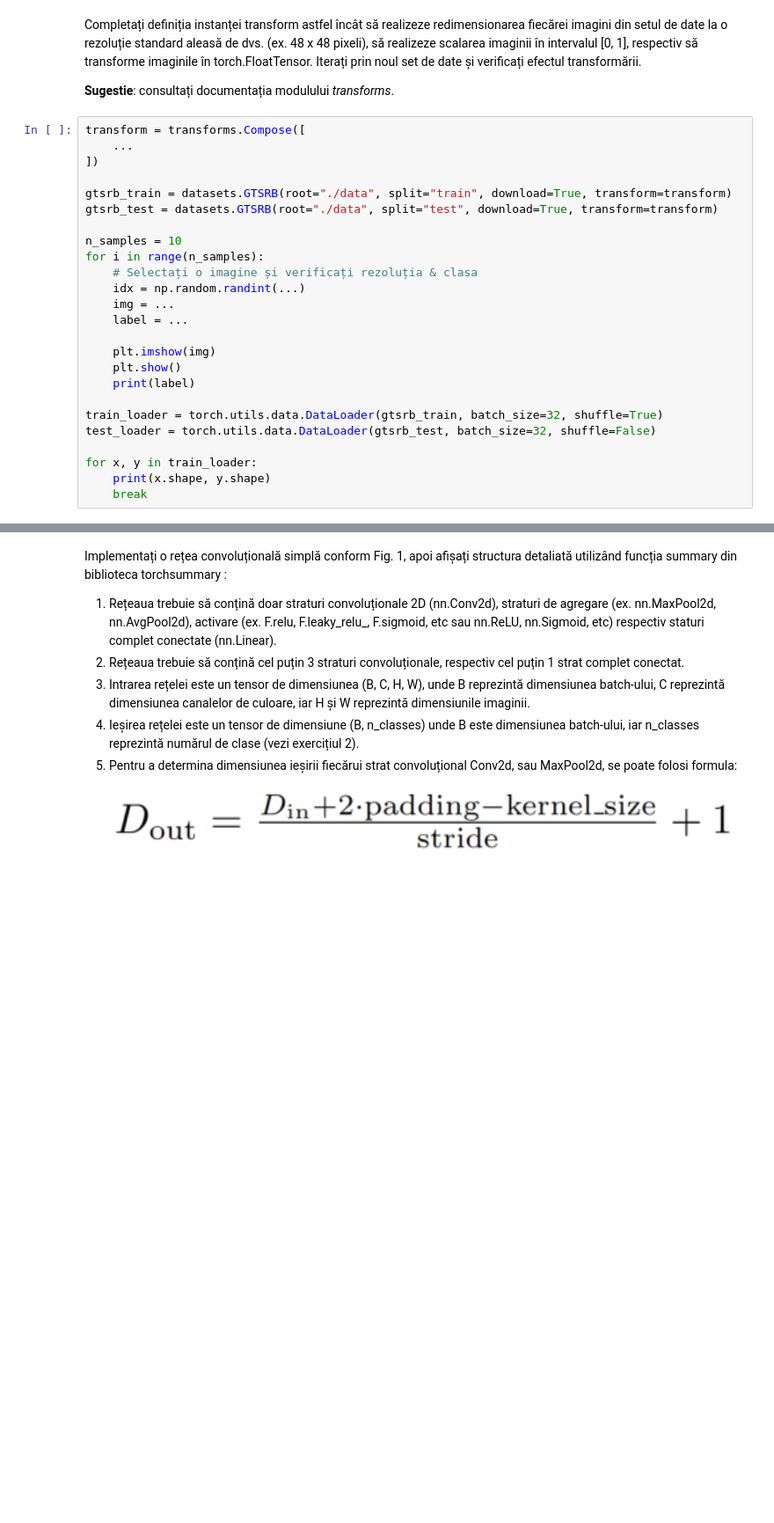
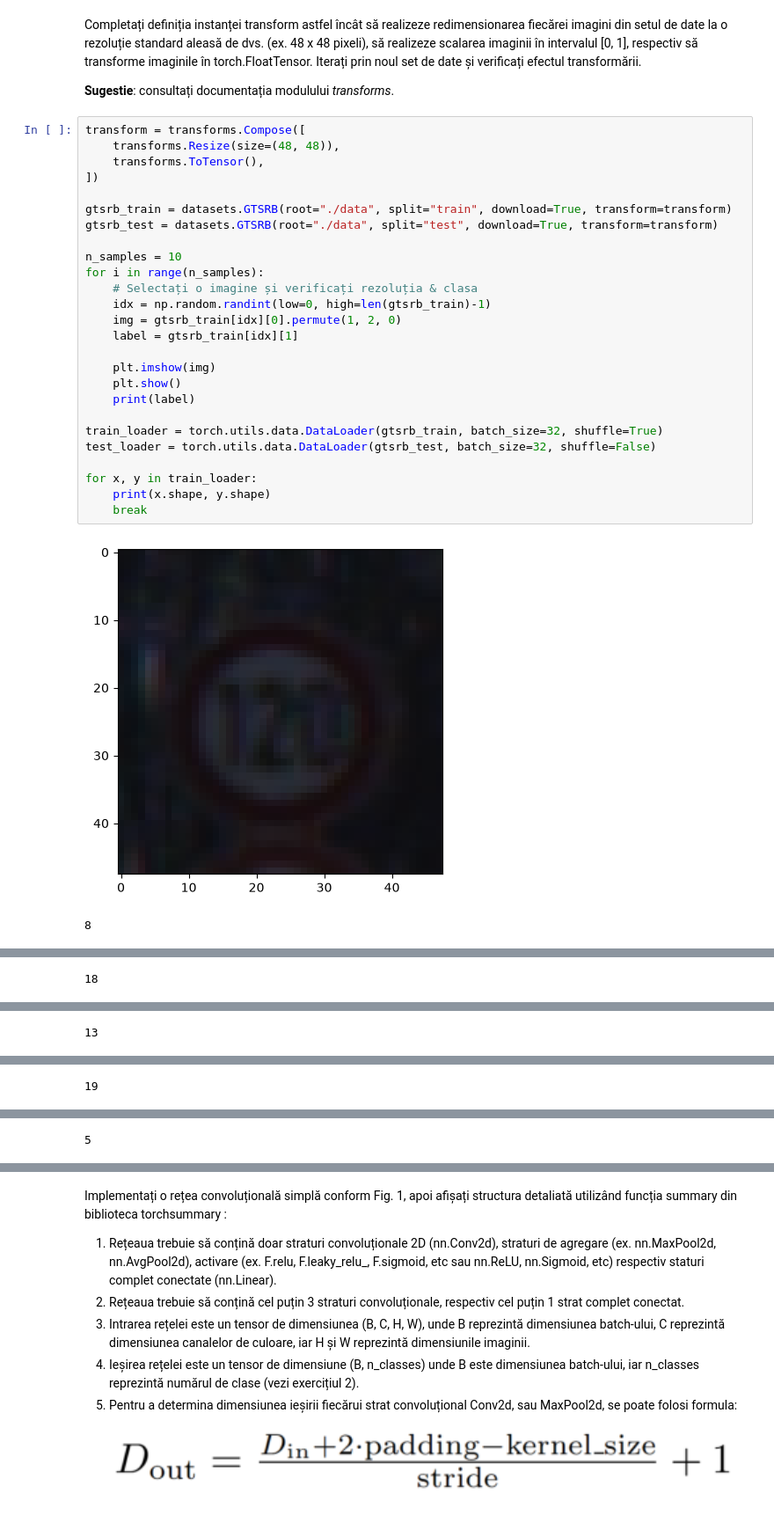
Before and after one commit to VladDumitru22/IA2-Test1, a Jupyter notebook: lab3-IA2/lab3.ipynb, the cells around one changed output, grey strips where cells are left out. Shown at 88% size. Saved outputs shown, nothing was run; the diff lists cells and outputs as text; blank space fills up the shorter version.

```diff
--- a/lab3-IA2/lab3.ipynb
+++ b/lab3-IA2/lab3.ipynb
@@ -90,26 +91,30 @@ Completați definiția instanței transform astfel încât să realizeze redimen
 **Sugestie**: consultați documentația modulului *transforms*.
 # %%
 transform = transforms.Compose([
-    ...
+    transforms.Resize(size=(48, 48)),
+    transforms.ToTensor(),
 ])
 
 gtsrb_train = datasets.GTSRB(root="./data", split="train", download=True, transform=transform)
 gtsrb_test = datasets.GTSRB(root="./data", split="test", download=True, transform=transform)
 
 n_samples = 10
 for i in range(n_samples):
     # Selectați o imagine și verificați rezoluția & clasa
-    idx = np.random.randint(...)
-    img = ...
-    label = ...
+    idx = np.random.randint(low=0, high=len(gtsrb_train)-1)
+    img = gtsrb_train[idx][0].permute(1, 2, 0)
+    label = gtsrb_train[idx][1]
 
     plt.imshow(img)
     plt.show()
     print(label)
 
 train_loader = torch.utils.data.DataLoader(gtsrb_train, batch_size=32, shuffle=True)
 test_loader = torch.utils.data.DataLoader(gtsrb_test, batch_size=32, shuffle=False)
 
 for x, y in train_loader:
     print(x.shape, y.shape)
     break
+# %% [output]
+[figure, added]
+8
@@ -115,0 +122 @@ for x, y in train_loader:
+18
@@ -115,0 +124 @@ for x, y in train_loader:
+13
@@ -115,0 +126 @@ for x, y in train_loader:
+19
@@ -115,0 +128 @@ for x, y in train_loader:
+5
```
Also changed, not shown: parts of 5 cells of this notebook, 1 other file.
